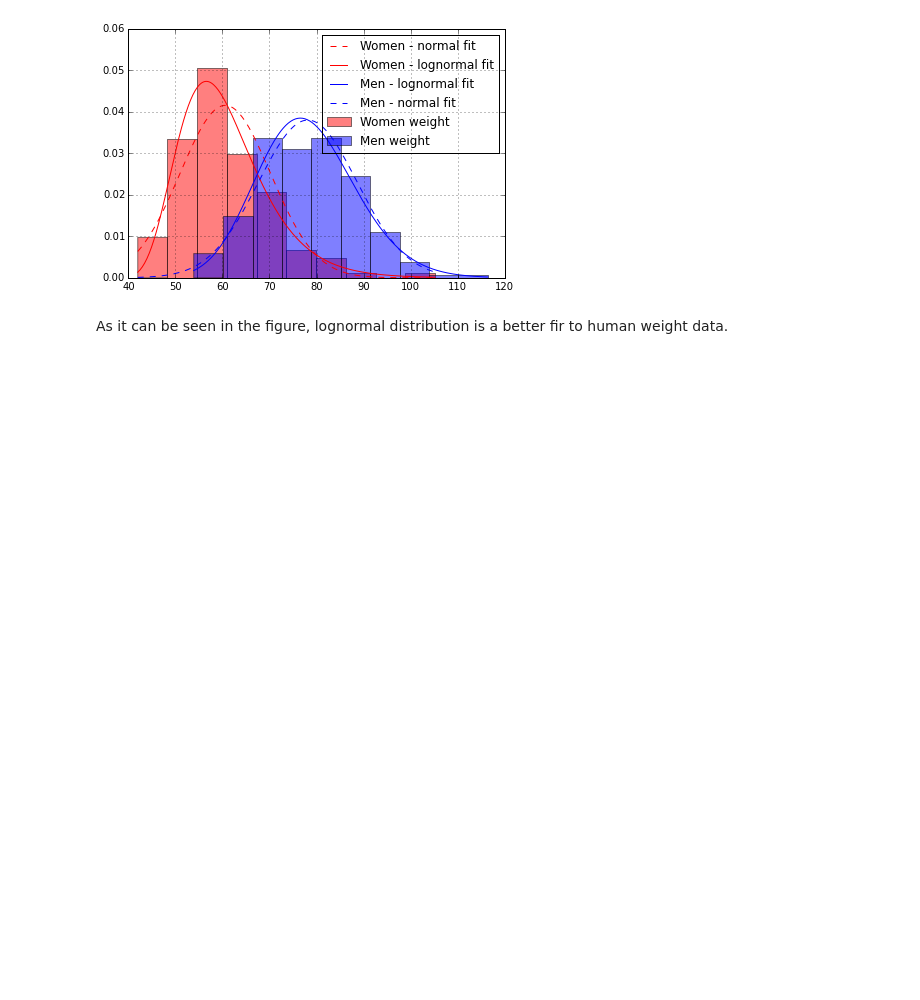
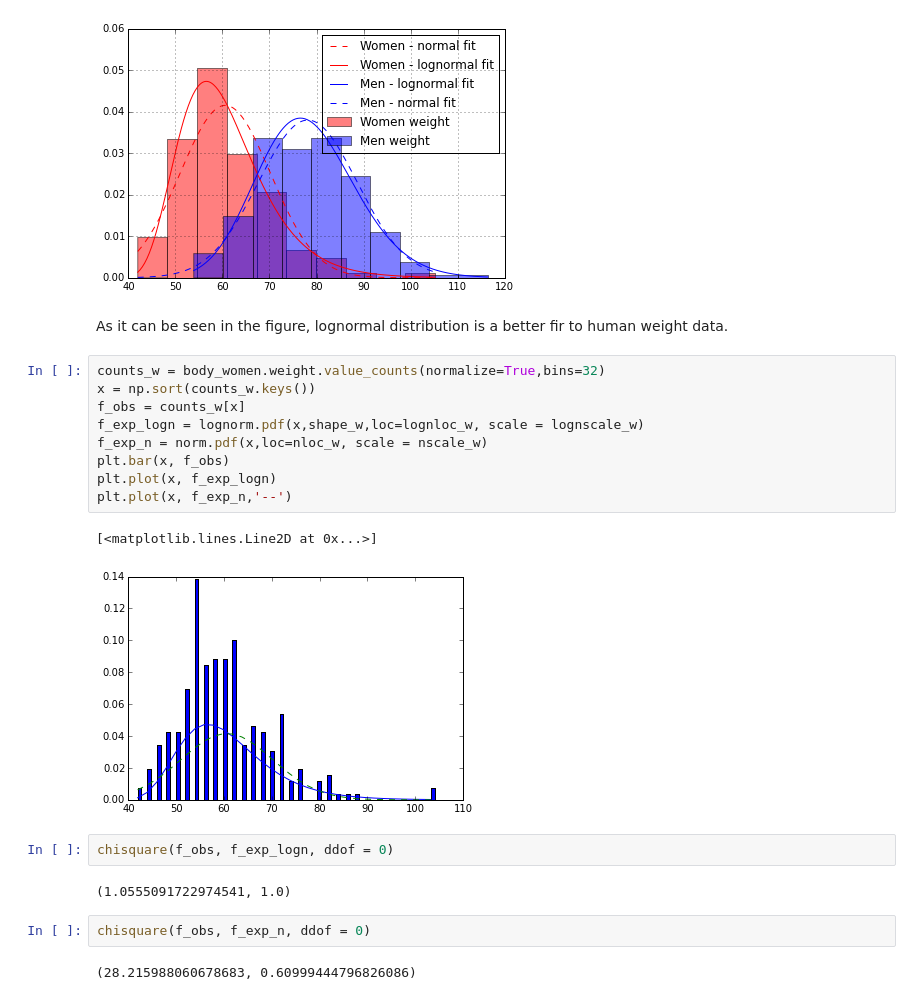
Before and after one commit to sergulaydore/Statistical_Analysis_in_Python, a Jupyter notebook: Maximum Likelihood Estimators.ipynb, the cells around one changed output. Saved outputs shown, nothing was run; the diff lists cells and outputs as text; blank space fills up the shorter version.

Commit message:
Chisquared test added

```diff
--- a/Maximum Likelihood Estimators.ipynb
+++ b/Maximum Likelihood Estimators.ipynb
@@ -115,3 +116,23 @@ plt.legend(); plt.tight_layout()
 [figure]
 # %% [markdown]
 As it can be seen in the figure, lognormal distribution is a better fir to human weight data.
+# %%
+counts_w = body_women.weight.value_counts(normalize=True,bins=32)
+x = np.sort(counts_w.keys())
+f_obs = counts_w[x]
+f_exp_logn = lognorm.pdf(x,shape_w,loc=lognloc_w, scale = lognscale_w)
+f_exp_n = norm.pdf(x,loc=nloc_w, scale = nscale_w)
+plt.bar(x, f_obs)
+plt.plot(x, f_exp_logn)
+plt.plot(x, f_exp_n,'--')
+# %% [output]
+[<matplotlib.lines.Line2D at 0x...>]
+[figure, added]
+# %%
+chisquare(f_obs, f_exp_logn, ddof = 0)
+# %% [output]
+(1.0555091722974541, 1.0)
+# %%
+chisquare(f_obs, f_exp_n, ddof = 0)
+# %% [output]
+(28.215988060678683, 0.60999444796826086)
```
Also changed, not shown: parts of 4 cells of this notebook.
